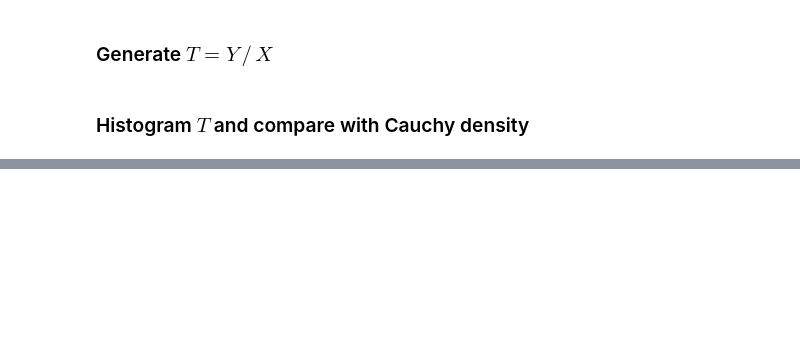
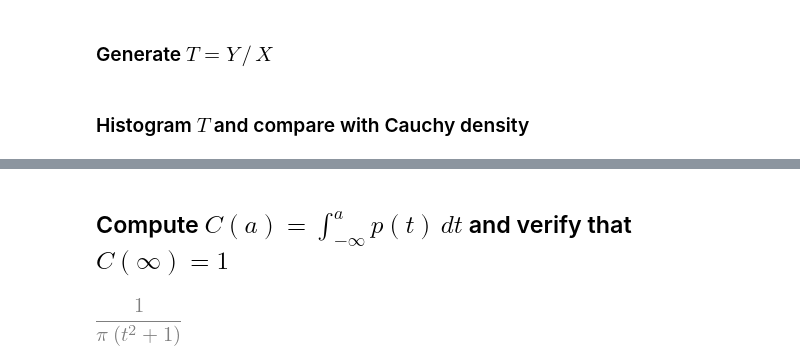
Before and after one commit to hbprosper/INFN-SOS, a Jupyter notebook: 01_prob/ratio_of_two_gaussian_variates.ipynb, the cells around one changed output, grey strips where cells are left out. Cells and saved outputs as stored; diff of their text form; code cells hidden in the pictures; blank space fills up the shorter version.

Commit message:
compute cdf of Cauchy

```diff
--- a/01_prob/ratio_of_two_gaussian_variates.ipynb
+++ b/01_prob/ratio_of_two_gaussian_variates.ipynb
@@ -168,0 +170,8 @@ plotData(T)
+# %% [markdown]
+## Compute $C(a) = \int_{-\infty}^{a} p(t) \, dt$ and verify that $C(\infty) = 1$
+# %%
+t,a = sm.symbols('t, a')
+p = 1/(1+t**2)/sm.pi
+p
+# %% [output]
+[figure, added]
```
Also changed, not shown: parts of 7 cells of this notebook.
